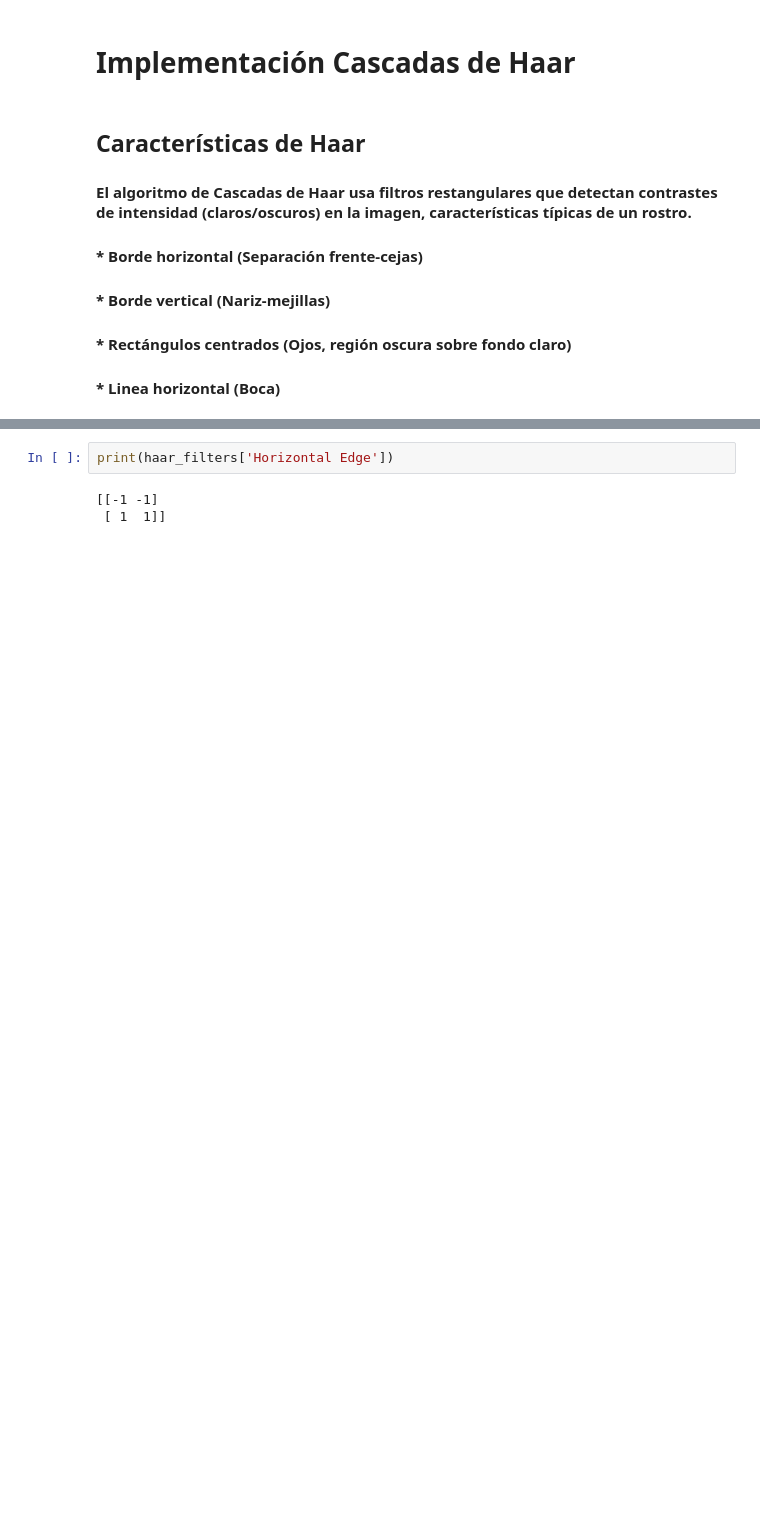
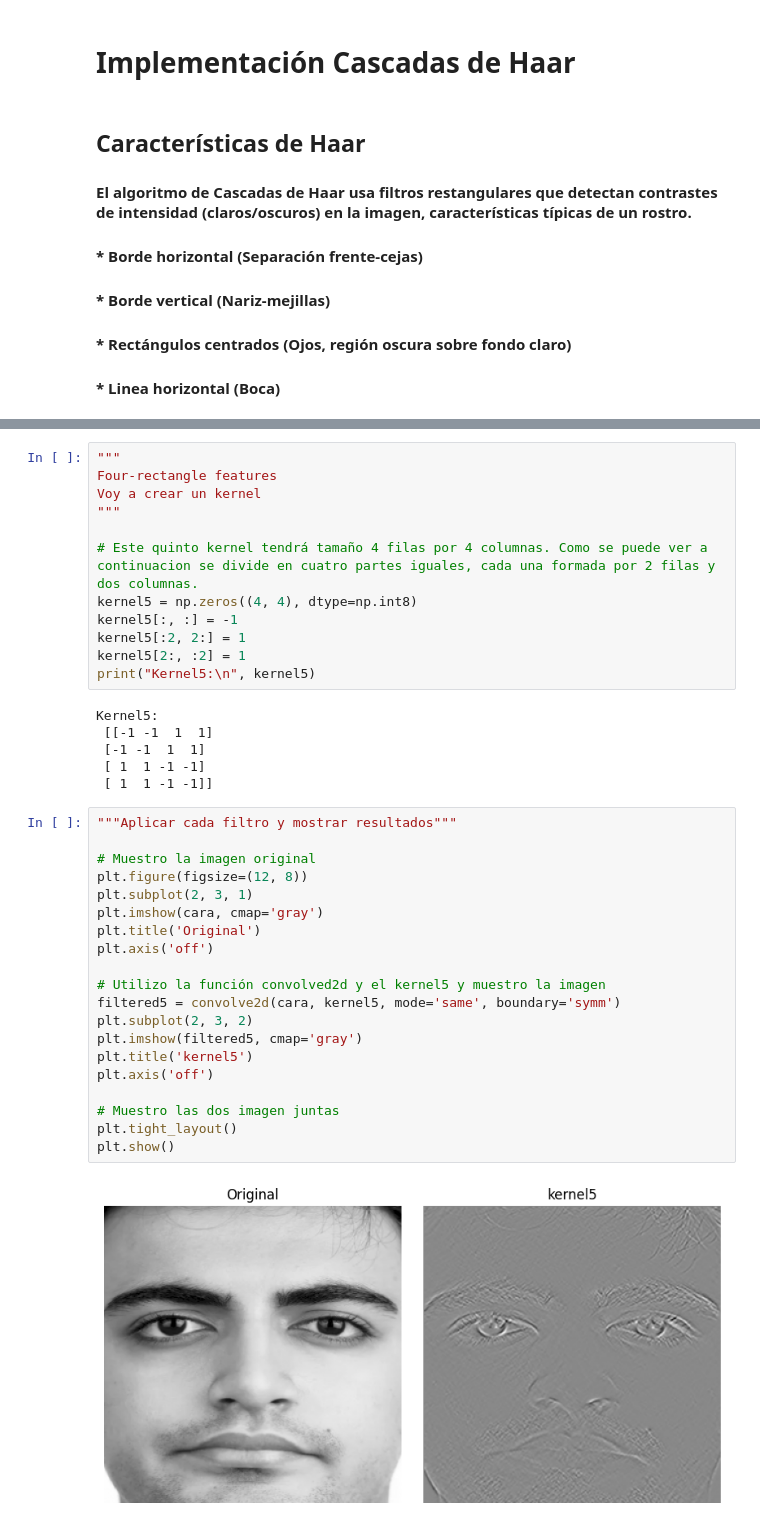
Before and after one commit to pabcannav/proyectoPID, a Jupyter notebook: cascadas_propias/cascadas.ipynb, the cells around one changed output, grey strips where cells are left out. Saved outputs shown, nothing was run; the diff lists cells and outputs as text; blank space fills up the shorter version.

```diff
--- a/cascadas_propias/cascadas.ipynb
+++ b/cascadas_propias/cascadas.ipynb
@@ -151,5 +133,40 @@ plt.show()
-# %%
-print(haar_filters['Horizontal Edge'])
-# %% [output]
-[[-1 -1]
- [ 1  1]]
+# %%
+"""
+Four-rectangle features
+Voy a crear un kernel
+"""
+
+# Este quinto kernel tendrá tamaño 4 filas por 4 columnas. Como se puede ver a continuacion se divide en cuatro partes iguales, cada una formada por 2 filas y dos columnas.
+kernel5 = np.zeros((4, 4), dtype=np.int8)
+kernel5[:, :] = -1
+kernel5[:2, 2:] = 1
+kernel5[2:, :2] = 1
+print("Kernel5:\n", kernel5)
+# %% [output]
+Kernel5:
+ [[-1 -1  1  1]
+ [-1 -1  1  1]
+ [ 1  1 -1 -1]
+ [ 1  1 -1 -1]]
+# %%
+"""Aplicar cada filtro y mostrar resultados"""
+
+# Muestro la imagen original
+plt.figure(figsize=(12, 8))
+plt.subplot(2, 3, 1)
+plt.imshow(cara, cmap='gray')
+plt.title('Original')
+plt.axis('off')
+
+# Utilizo la función convolved2d y el kernel5 y muestro la imagen
+filtered5 = convolve2d(cara, kernel5, mode='same', boundary='symm')
+plt.subplot(2, 3, 2)
+plt.imshow(filtered5, cmap='gray')
+plt.title('kernel5')
+plt.axis('off')
+
+# Muestro las dos imagen juntas
+plt.tight_layout()
+plt.show()
+# %% [output]
+[figure, added]
```
Also changed, not shown: parts of 9 cells of this notebook, 3 other files.
